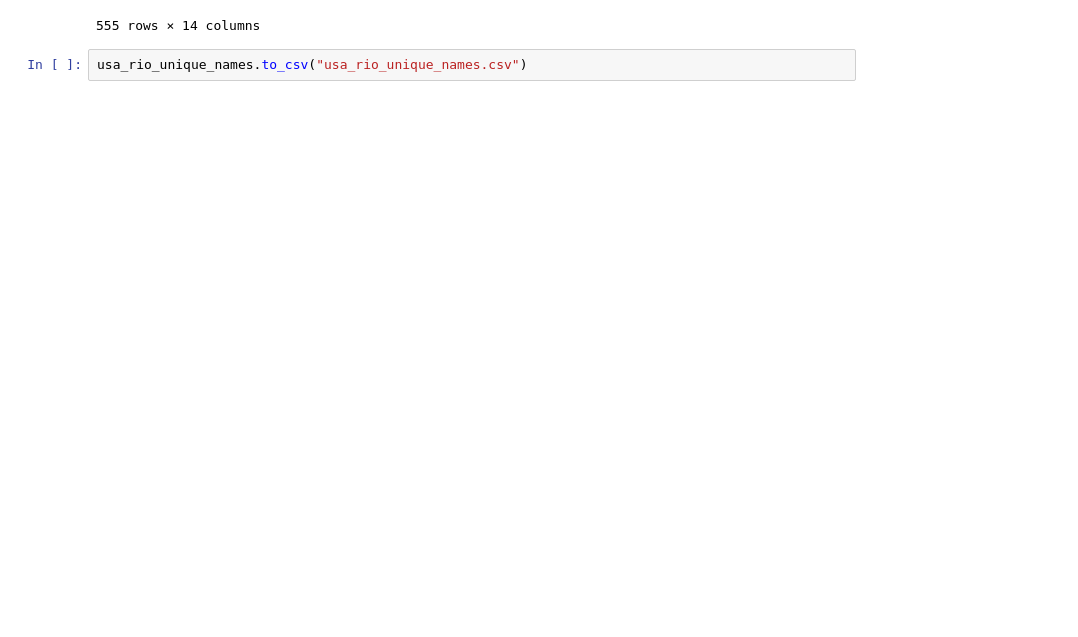
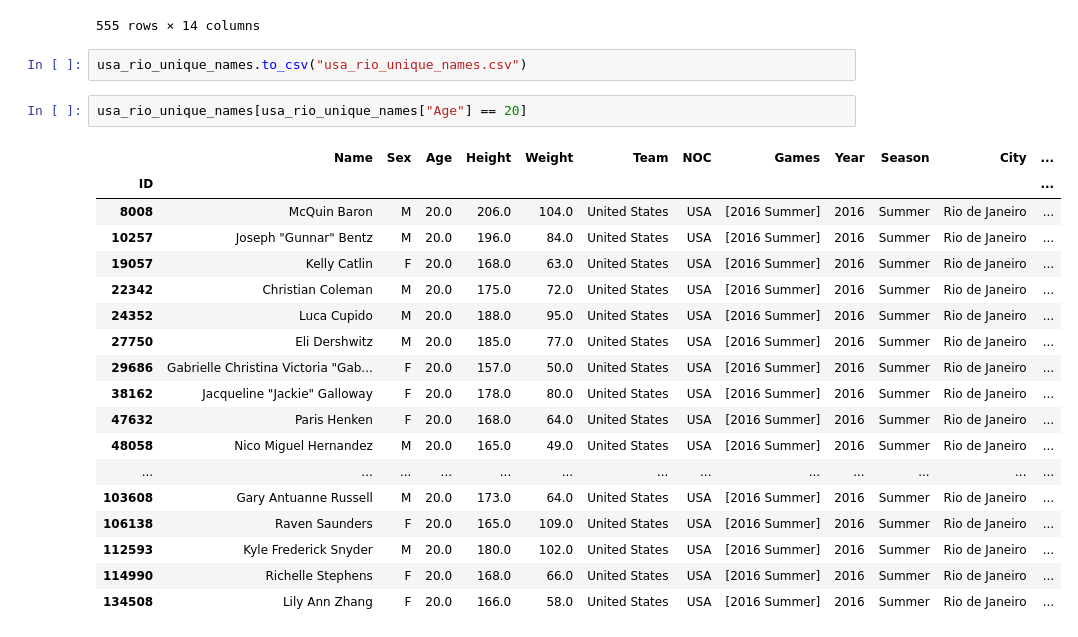
Before and after one commit to kenchen10/olympian-datavis, a Jupyter notebook: src/data/data_manip.ipynb, the cells around one changed output. Saved outputs shown, nothing was run; the diff lists cells and outputs as text; blank space fills up the shorter version.

```diff
--- a/src/data/data_manip.ipynb
+++ b/src/data/data_manip.ipynb
@@ -271,3 +271,24 @@ usa_rio_unique_names
 555 rows × 14 columns
 # %%
 usa_rio_unique_names.to_csv("usa_rio_unique_names.csv")
+# %%
+usa_rio_unique_names[usa_rio_unique_names["Age"] == 20]
+# %% [output]
+|  | Name | Sex | Age | Height | Weight | Team | NOC | Games | Year | Season | City | ... |
+| ID |  |  |  |  |  |  |  |  |  |  |  | ... |
+| 8008 | McQuin Baron | M | 20.0 | 206.0 | 104.0 | United States | USA | [2016 Summer] | 2016 | Summer | Rio de Janeiro | ... |
+| 10257 | Joseph "Gunnar" Bentz | M | 20.0 | 196.0 | 84.0 | United States | USA | [2016 Summer] | 2016 | Summer | Rio de Janeiro | ... |
+| 19057 | Kelly Catlin | F | 20.0 | 168.0 | 63.0 | United States | USA | [2016 Summer] | 2016 | Summer | Rio de Janeiro | ... |
+| 22342 | Christian Coleman | M | 20.0 | 175.0 | 72.0 | United States | USA | [2016 Summer] | 2016 | Summer | Rio de Janeiro | ... |
+| 24352 | Luca Cupido | M | 20.0 | 188.0 | 95.0 | United States | USA | [2016 Summer] | 2016 | Summer | Rio de Janeiro | ... |
+| 27750 | Eli Dershwitz | M | 20.0 | 185.0 | 77.0 | United States | USA | [2016 Summer] | 2016 | Summer | Rio de Janeiro | ... |
+| 29686 | Gabrielle Christina Victoria "Gab... | F | 20.0 | 157.0 | 50.0 | United States | USA | [2016 Summer] | 2016 | Summer | Rio de Janeiro | ... |
+| 38162 | Jacqueline "Jackie" Galloway | F | 20.0 | 178.0 | 80.0 | United States | USA | [2016 Summer] | 2016 | Summer | Rio de Janeiro | ... |
+| 47632 | Paris Henken | F | 20.0 | 168.0 | 64.0 | United States | USA | [2016 Summer] | 2016 | Summer | Rio de Janeiro | ... |
+| 48058 | Nico Miguel Hernandez | M | 20.0 | 165.0 | 49.0 | United States | USA | [2016 Summer] | 2016 | Summer | Rio de Janeiro | ... |
+| ... | ... | ... | ... | ... | ... | ... | ... | ... | ... | ... | ... | ... |
+| 103608 | Gary Antuanne Russell | M | 20.0 | 173.0 | 64.0 | United States | USA | [2016 Summer] | 2016 | Summer | Rio de Janeiro | ... |
+| 106138 | Raven Saunders | F | 20.0 | 165.0 | 109.0 | United States | USA | [2016 Summer] | 2016 | Summer | Rio de Janeiro | ... |
+| 112593 | Kyle Frederick Snyder | M | 20.0 | 180.0 | 102.0 | United States | USA | [2016 Summer] | 2016 | Summer | Rio de Janeiro | ... |
+| 114990 | Richelle Stephens | F | 20.0 | 168.0 | 66.0 | United States | USA | [2016 Summer] | 2016 | Summer | Rio de Janeiro | ... |
+| 134508 | Lily Ann Zhang | F | 20.0 | 166.0 | 58.0 | United States | USA | [2016 Summer] | 2016 | Summer | Rio de Janeiro | ... |
```
Also changed, not shown: 1 other file.
